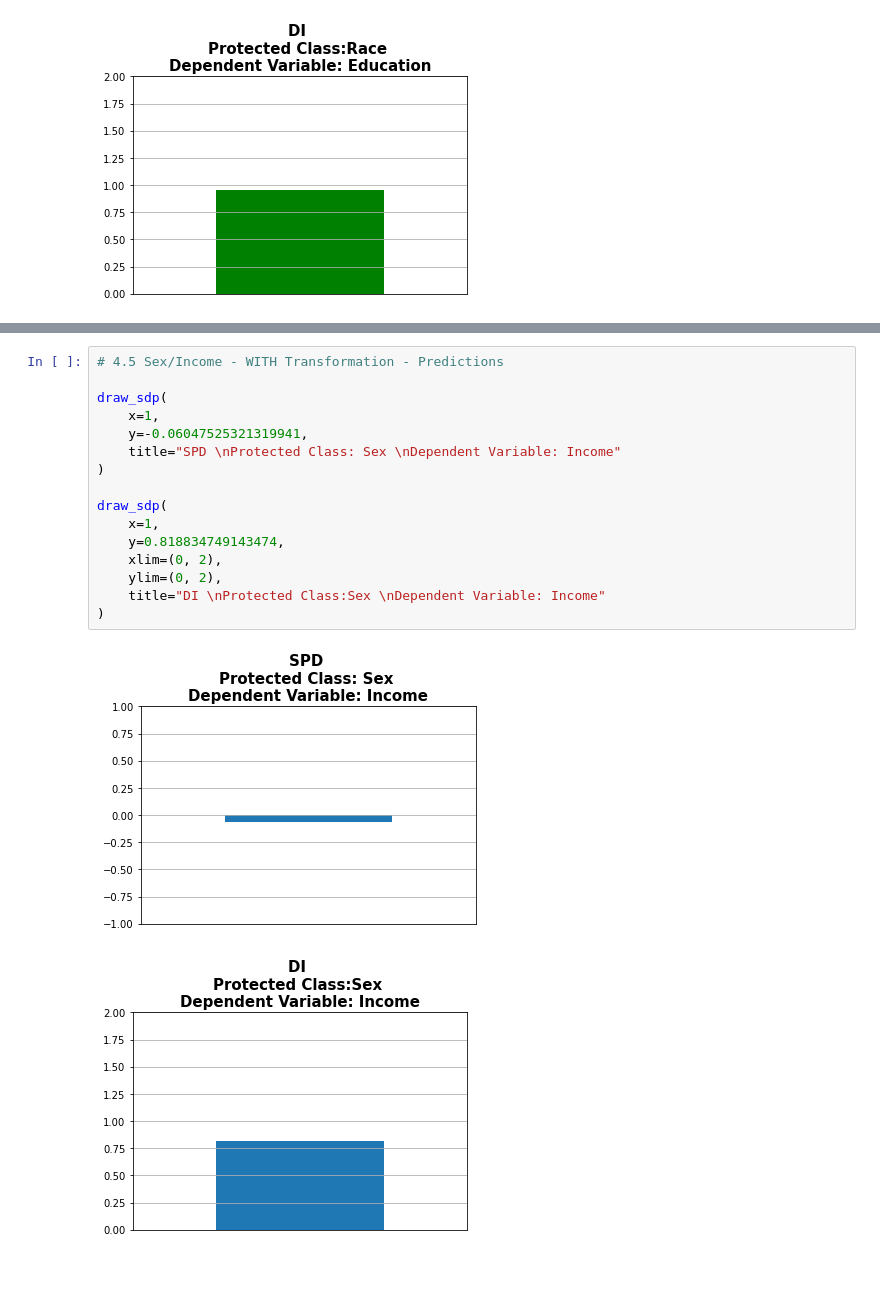
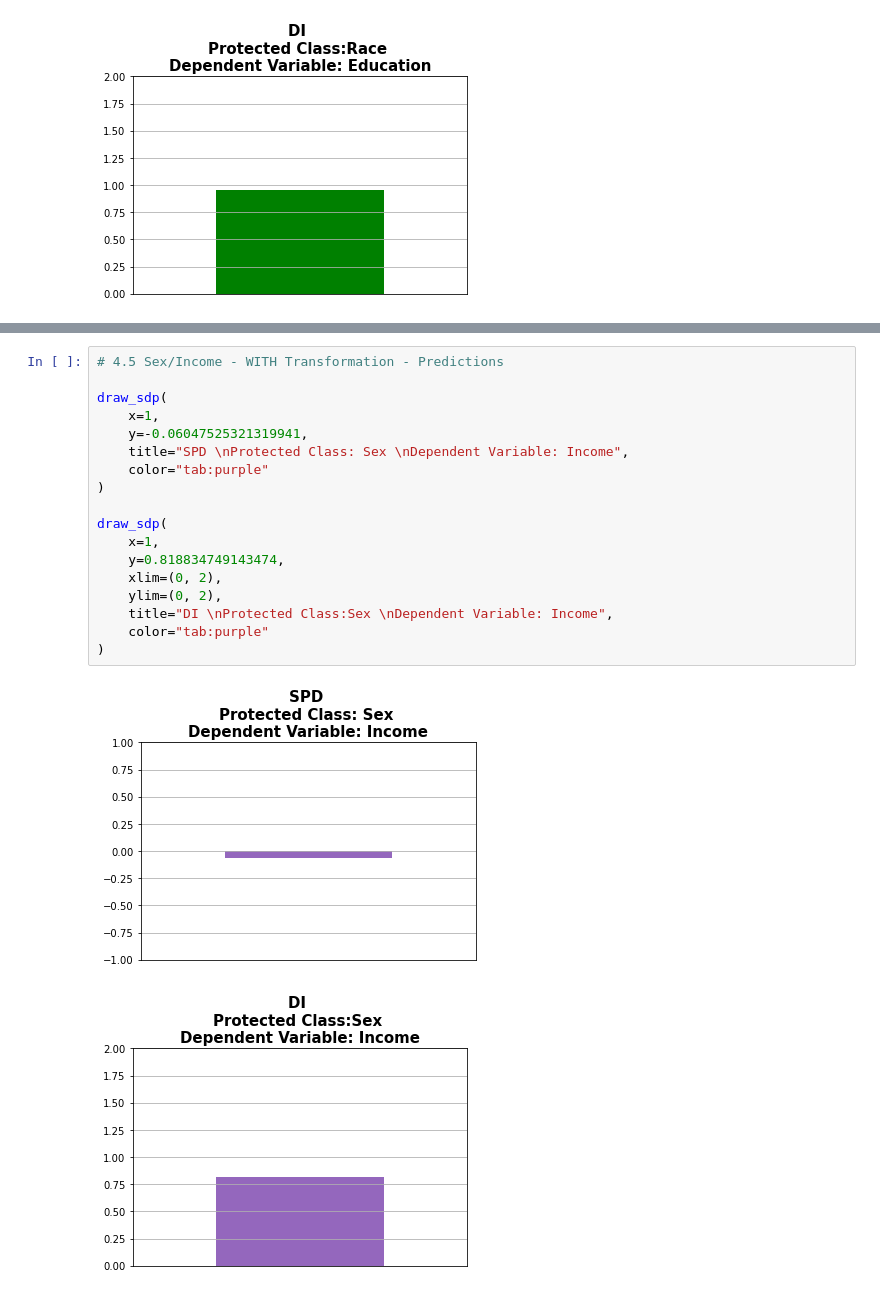
Before and after one commit to rahalrsh/adult-income-project, a Jupyter notebook: adult-income.ipynb, the cells around one changed output, grey strips where cells are left out. Drawn from its saved outputs; the diff is of its cells as text.

Commit message:
graphs colors

```diff
--- a/adult-income.ipynb
+++ b/adult-income.ipynb
@@ -1014,19 +1011,21 @@ draw_sdp(
 # %%
 # 4.5 Sex/Income - WITH Transformation - Predictions
 
 draw_sdp(
     x=1,
     y=-0.06047525321319941,
-    title="SPD \nProtected Class: Sex \nDependent Variable: Income"
+    title="SPD \nProtected Class: Sex \nDependent Variable: Income",
+    color="tab:purple"
 )
 
 draw_sdp(
     x=1,
     y=0.818834749143474,
     xlim=(0, 2),
     ylim=(0, 2),
-    title="DI \nProtected Class:Sex \nDependent Variable: Income"
+    title="DI \nProtected Class:Sex \nDependent Variable: Income",
+    color="tab:purple"
 )
 # %% [output]
-[figure, old version]
+[figure, new version]
-[figure, old version]
+[figure, new version]
```
Also changed, not shown: parts of 8 cells of this notebook.
